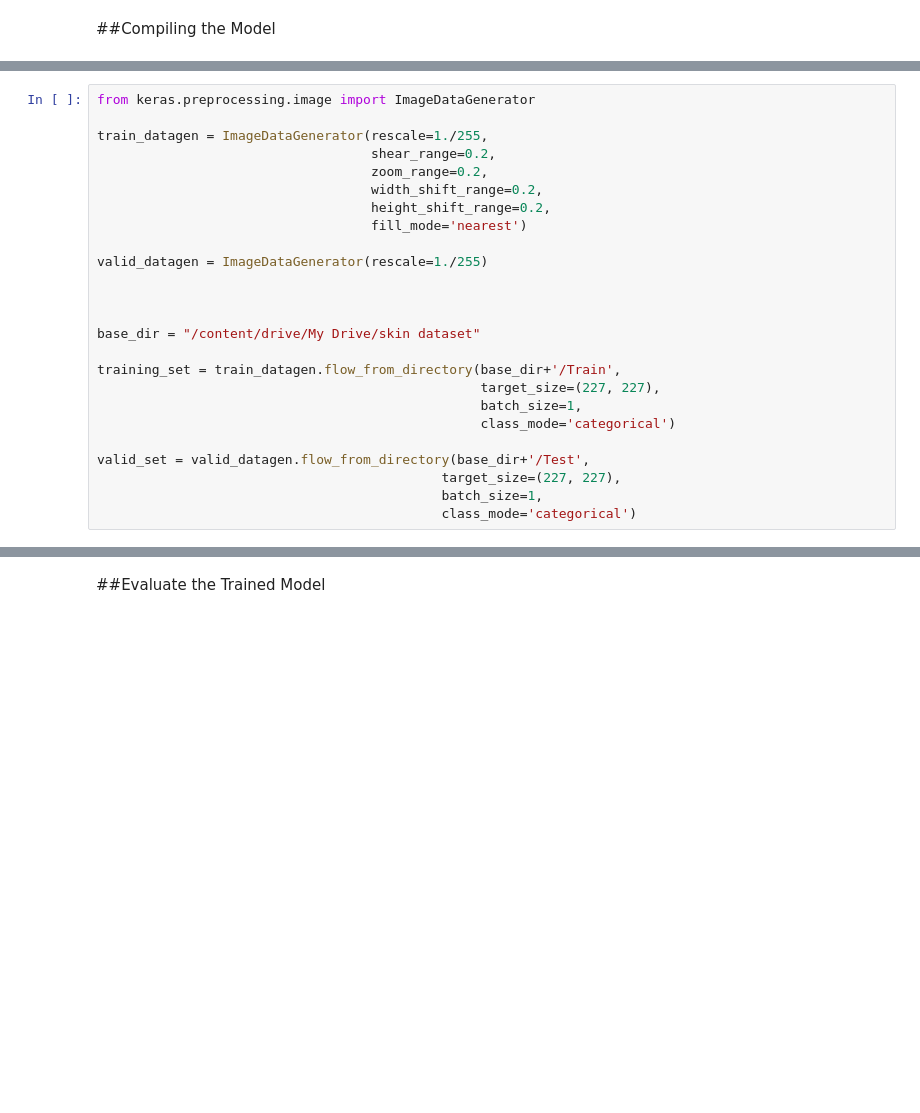
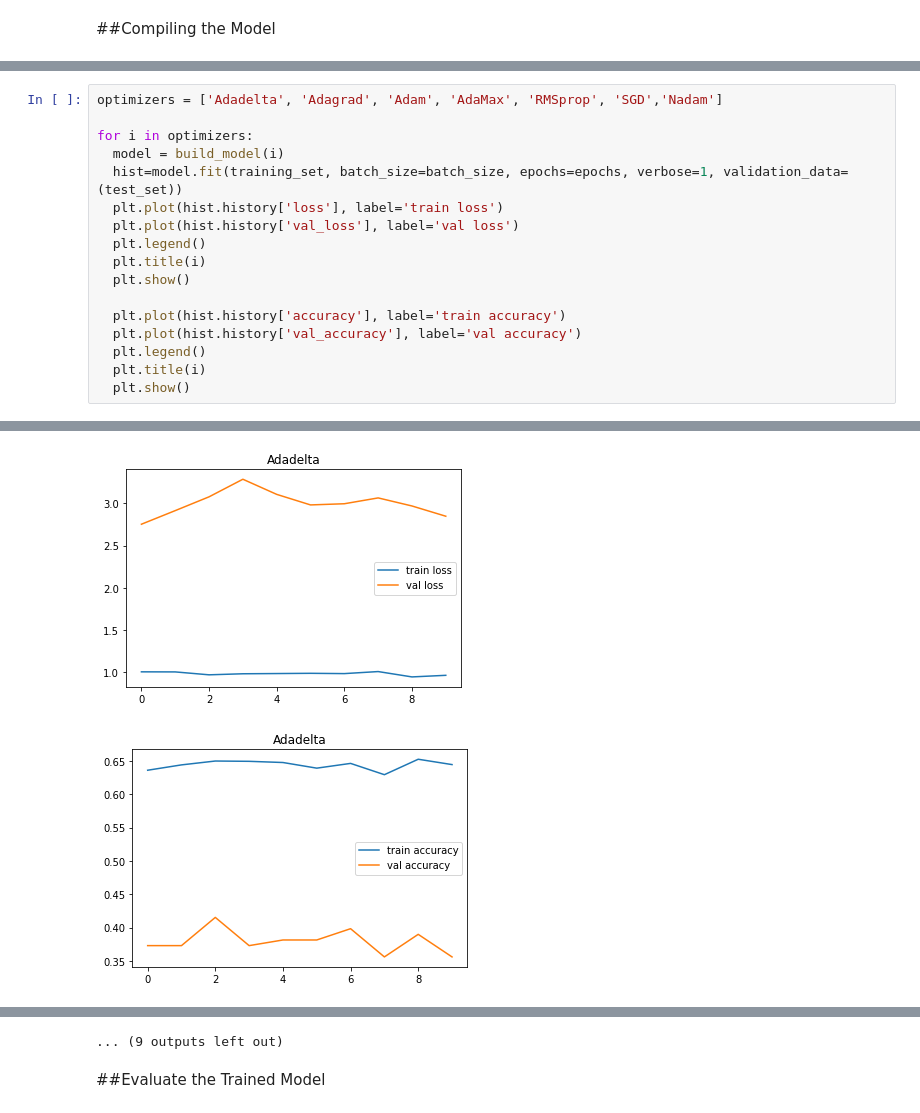
Before and after one commit to anurag-singh2001/skin-cancer-detection-project, a Jupyter notebook: ANN_vs_CNN.ipynb, the cells around one changed output, grey strips where cells are left out. Drawn from its saved outputs; the diff is of its cells as text; blank space fills up the shorter version.

```diff
--- a/ANN_vs_CNN.ipynb
+++ b/ANN_vs_CNN.ipynb
@@ -395,25 +387,0 @@ classifier.compile(optimizer=optimizers.SGD(lr=1e-2, momentum=0.9, decay=5e-4),
-# %%
-from keras.preprocessing.image import ImageDataGenerator
-
-train_datagen = ImageDataGenerator(rescale=1./255,
-                                   shear_range=0.2,
-                                   zoom_range=0.2,
-                                   width_shift_range=0.2,
-                                   height_shift_range=0.2,
-                                   fill_mode='nearest')
-
-valid_datagen = ImageDataGenerator(rescale=1./255)
-
-
-
-base_dir = "/content/drive/My Drive/skin dataset"
-
-training_set = train_datagen.flow_from_directory(base_dir+'/Train',
-                                                 target_size=(227, 227),
-                                                 batch_size=1,
-                                                 class_mode='categorical')
-
-valid_set = valid_datagen.flow_from_directory(base_dir+'/Test',
-                                            target_size=(227, 227),
-                                            batch_size=1,
-                                            class_mode='categorical')
@@ -470,0 +388,18 @@ WARNING:tensorflow:Can save best model only with val_acc available, skipping.
+# %%
+optimizers = ['Adadelta', 'Adagrad', 'Adam', 'AdaMax', 'RMSprop', 'SGD','Nadam']
+
+for i in optimizers:
+  model = build_model(i)
+  hist=model.fit(training_set, batch_size=batch_size, epochs=epochs, verbose=1, validation_data=(test_set))
+  plt.plot(hist.history['loss'], label='train loss')
+  plt.plot(hist.history['val_loss'], label='val loss')
+  plt.legend()
+  plt.title(i)
+  plt.show()
+
+  plt.plot(hist.history['accuracy'], label='train accuracy')
+  plt.plot(hist.history['val_accuracy'], label='val accuracy')
+  plt.legend()
+  plt.title(i)
+  plt.show()
+# %% [output]
@@ -470,0 +426,2 @@ WARNING:tensorflow:Can save best model only with val_acc available, skipping.
+[figure, added]
+[figure, added]
@@ -471,2 +494,3 @@ WARNING:tensorflow:Can save best model only with val_acc available, skipping.
+... (9 outputs left out)
 # %% [markdown]
 ##Evaluate the Trained Model
```
Also changed, not shown: parts of 19 cells of this notebook.
